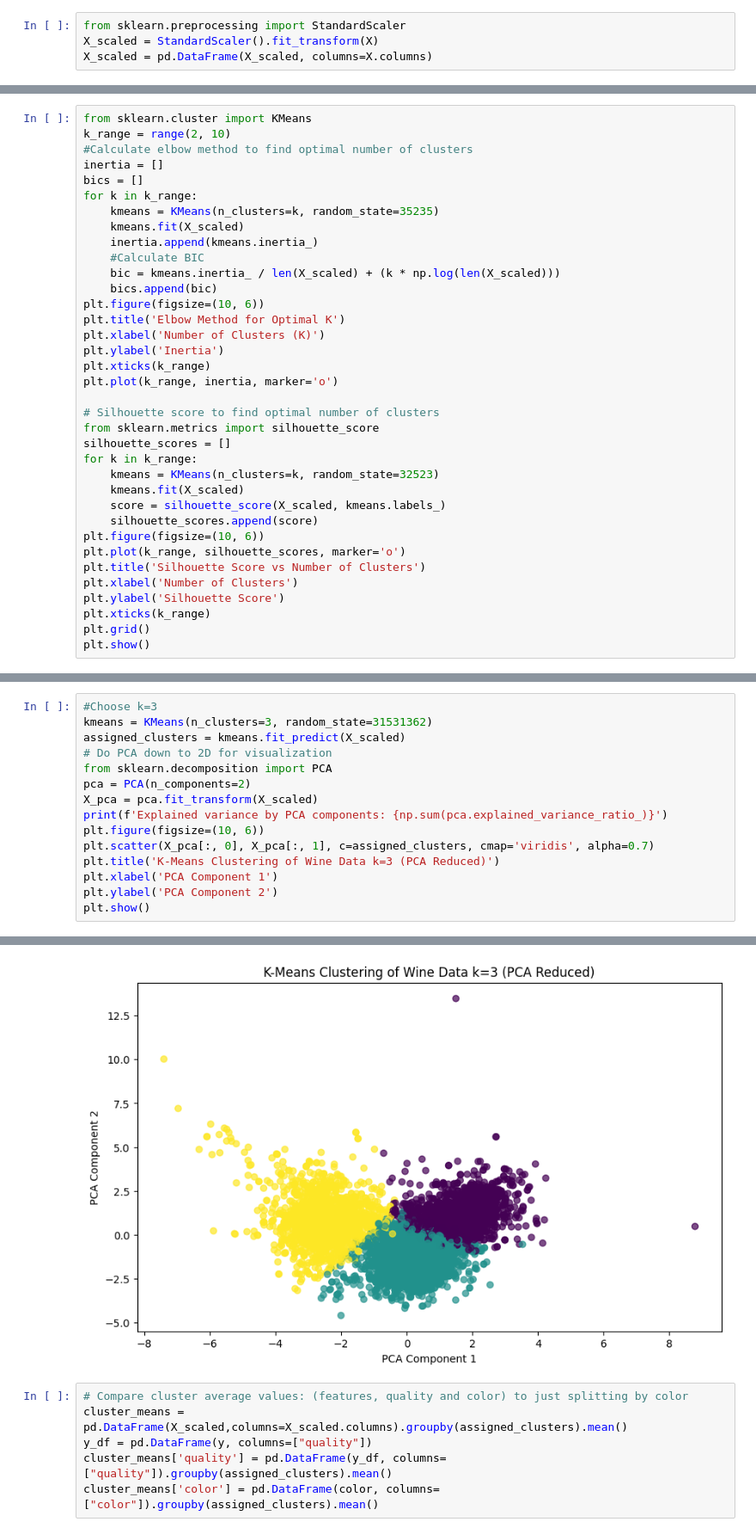
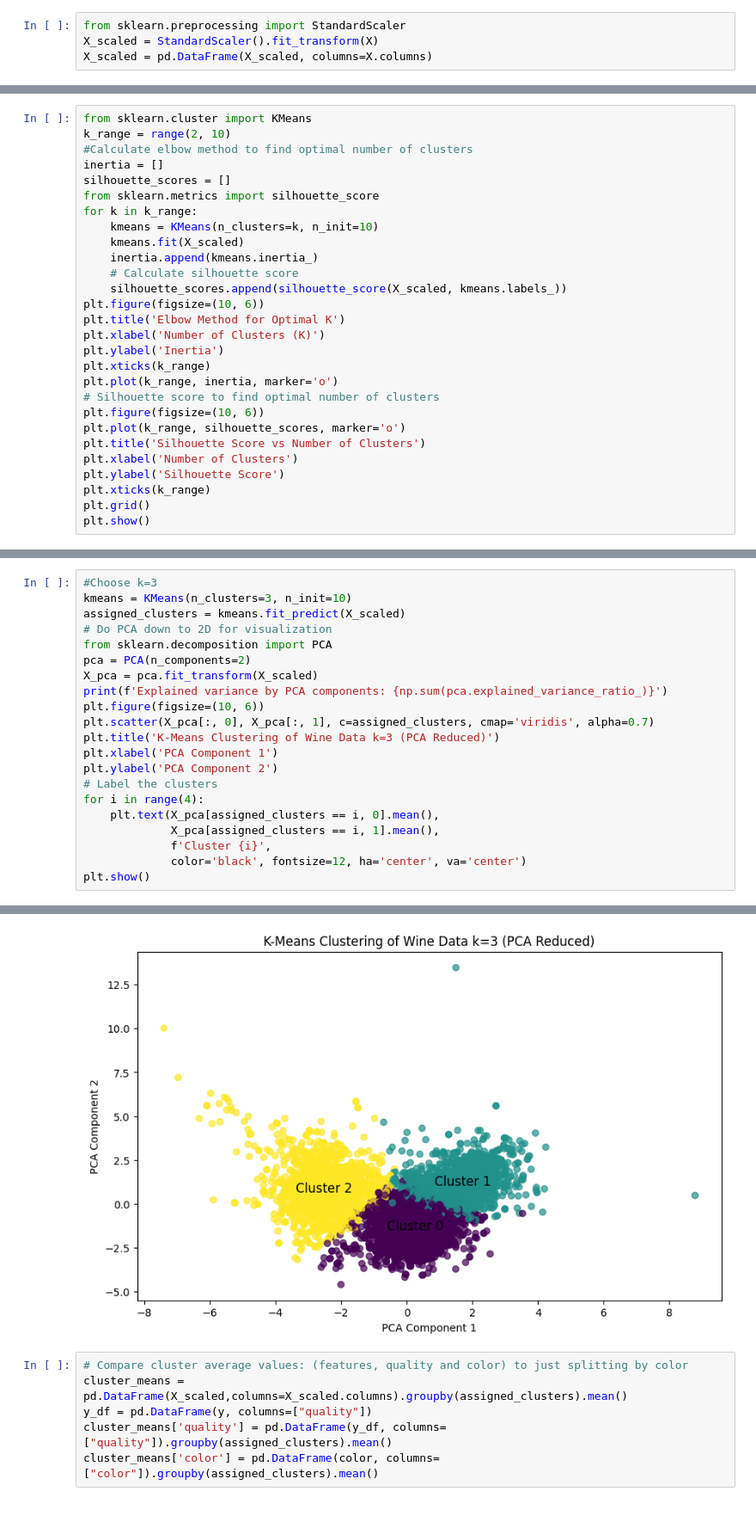
Before and after one commit to 2T1F/wine, a Jupyter notebook: explore.ipynb, the cells around one changed output, grey strips where cells are left out. Shown: that part at 86% size. Drawn from its saved outputs; the diff is of its cells as text.

```diff
--- a/explore.ipynb
+++ b/explore.ipynb
@@ -118,29 +120,21 @@ from sklearn.cluster import KMeans
 k_range = range(2, 10)
 #Calculate elbow method to find optimal number of clusters
 inertia = []
-bics = []
+silhouette_scores = []
+from sklearn.metrics import silhouette_score
 for k in k_range:
-    kmeans = KMeans(n_clusters=k, random_state=35235)
+    kmeans = KMeans(n_clusters=k, n_init=10)
     kmeans.fit(X_scaled)
     inertia.append(kmeans.inertia_)
-    #Calculate BIC
-    bic = kmeans.inertia_ / len(X_scaled) + (k * np.log(len(X_scaled)))
-    bics.append(bic)
+    # Calculate silhouette score
+    silhouette_scores.append(silhouette_score(X_scaled, kmeans.labels_))
 plt.figure(figsize=(10, 6))
 plt.title('Elbow Method for Optimal K')
 plt.xlabel('Number of Clusters (K)')
 plt.ylabel('Inertia')
 plt.xticks(k_range)
 plt.plot(k_range, inertia, marker='o')
-
 # Silhouette score to find optimal number of clusters
-from sklearn.metrics import silhouette_score
-silhouette_scores = []
-for k in k_range:
-    kmeans = KMeans(n_clusters=k, random_state=32523)
-    kmeans.fit(X_scaled)
-    score = silhouette_score(X_scaled, kmeans.labels_)
-    silhouette_scores.append(score)
 plt.figure(figsize=(10, 6))
 plt.plot(k_range, silhouette_scores, marker='o')
 plt.title('Silhouette Score vs Number of Clusters')
@@ -155,21 +149,27 @@ plt.show()
 # %%
 #Choose k=3
-kmeans = KMeans(n_clusters=3, random_state=31531362)
+kmeans = KMeans(n_clusters=3, n_init=10)
 assigned_clusters = kmeans.fit_predict(X_scaled)
 # Do PCA down to 2D for visualization
 from sklearn.decomposition import PCA
 pca = PCA(n_components=2)
 X_pca = pca.fit_transform(X_scaled)
 print(f'Explained variance by PCA components: {np.sum(pca.explained_variance_ratio_)}')
 plt.figure(figsize=(10, 6))
 plt.scatter(X_pca[:, 0], X_pca[:, 1], c=assigned_clusters, cmap='viridis', alpha=0.7)
 plt.title('K-Means Clustering of Wine Data k=3 (PCA Reduced)')
 plt.xlabel('PCA Component 1')
 plt.ylabel('PCA Component 2')
+# Label the clusters
+for i in range(4):
+    plt.text(X_pca[assigned_clusters == i, 0].mean(),
+             X_pca[assigned_clusters == i, 1].mean(),
+             f'Cluster {i}',
+             color='black', fontsize=12, ha='center', va='center')
 plt.show()
 # %% [output]
 Explained variance by PCA components: 0.5021540614343645
-[figure, old version]
+[figure, new version]
 # %%
 # Compare cluster average values: (features, quality and color) to just splitting by color
 cluster_means = pd.DataFrame(X_scaled,columns=X_scaled.columns).groupby(assigned_clusters).mean()
```
Also changed, not shown: parts of 9 cells of this notebook.
